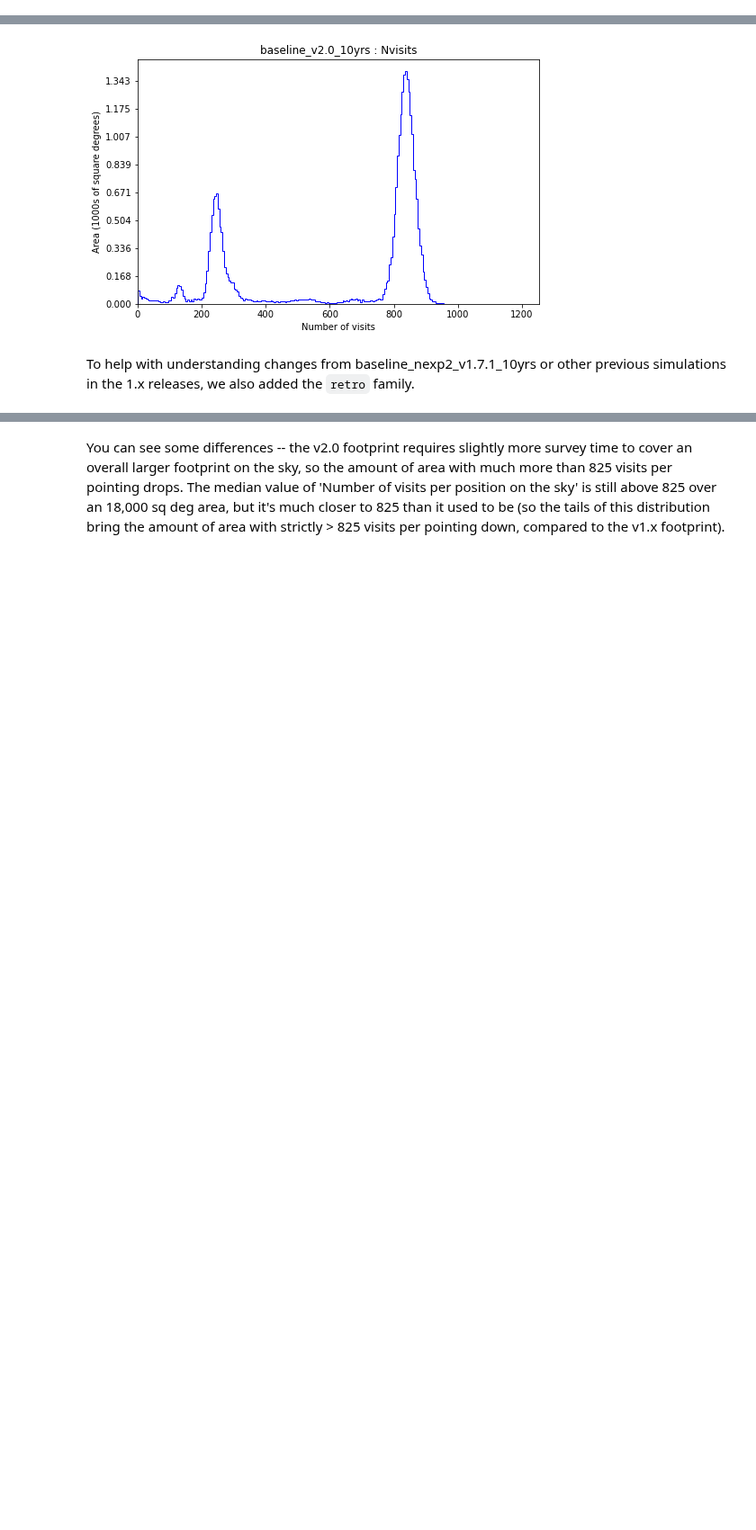
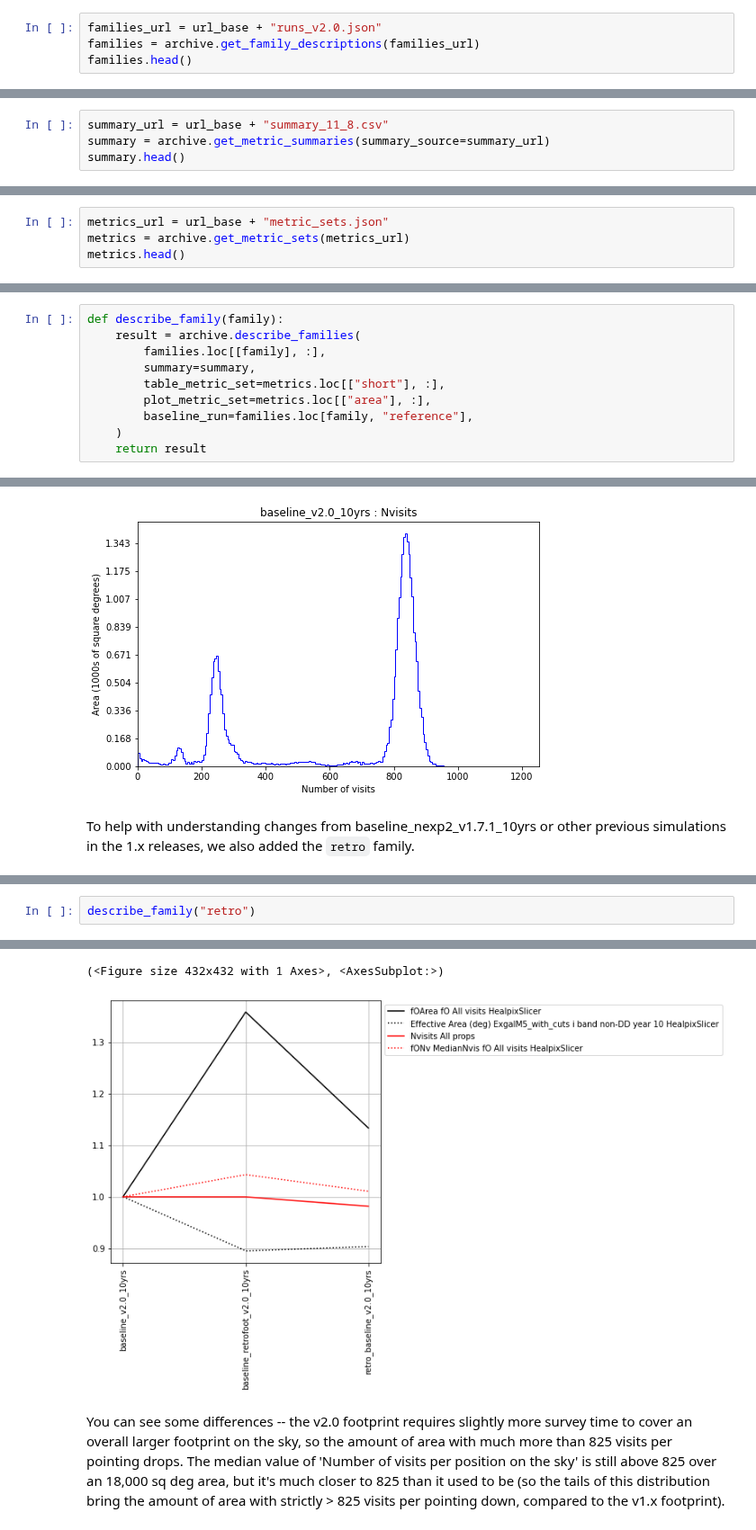
Before and after one commit to lsst-pst/survey_strategy, a Jupyter notebook: fbs_2.0/SummaryInfo_v2.0.ipynb, the cells around one changed output, grey strips where cells are left out. Shown at 90% size. Drawn from its saved outputs; the diff is of its cells as text; blank space fills up the shorter version.

Commit message:
update SummaryInfo notebook to use new archive code

```diff
--- a/fbs_2.0/SummaryInfo_v2.0.ipynb
+++ b/fbs_2.0/SummaryInfo_v2.0.ipynb
@@ -33,0 +39,4 @@ For 126 unique simulations in all.
+# %%
+families_url = url_base + "runs_v2.0.json"
+families = archive.get_family_descriptions(families_url)
+families.head()
@@ -33,0 +53,4 @@ For 126 unique simulations in all.
+# %%
+summary_url = url_base + "summary_11_8.csv"
+summary = archive.get_metric_summaries(summary_source=summary_url)
+summary.head()
@@ -33,0 +68,4 @@ For 126 unique simulations in all.
+# %%
+metrics_url = url_base + "metric_sets.json"
+metrics = archive.get_metric_sets(metrics_url)
+metrics.head()
@@ -36,3 +110,13 @@ For 126 unique simulations in all.
+# %%
+def describe_family(family):
+    result = archive.describe_families(
+        families.loc[[family], :],
+        summary=summary,
+        table_metric_set=metrics.loc[["short"], :],
+        plot_metric_set=metrics.loc[["area"], :],
+        baseline_run=families.loc[family, "reference"],
+    )
+    return result
 # %% [markdown]
 ### Baseline ###
 
@@ -68,0 +158,3 @@ Most likely comparison run: baseline_v2.0_10yrs
+# %%
+describe_family("retro")
+# %% [output]
@@ -69,2 +169,4 @@ Most likely comparison run: baseline_v2.0_10yrs
+(<Figure size 432x432 with 1 Axes>, <AxesSubplot:>)
+[figure, added]
 # %% [markdown]
 You can see some differences -- the v2.0 footprint requires slightly more survey time to cover an overall larger footprint on the sky, so the amount of area with much more than 825 visits per pointing drops. The median value of 'Number of visits per position on the sky' is still above 825 over an 18,000 sq deg area, but it's much closer to 825 than it used to be (so the tails of this distribution bring the amount of area with strictly > 825 visits per pointing down, compared to the v1.x footprint).
```
Also changed, not shown: parts of 48 cells of this notebook, 2 other files.
